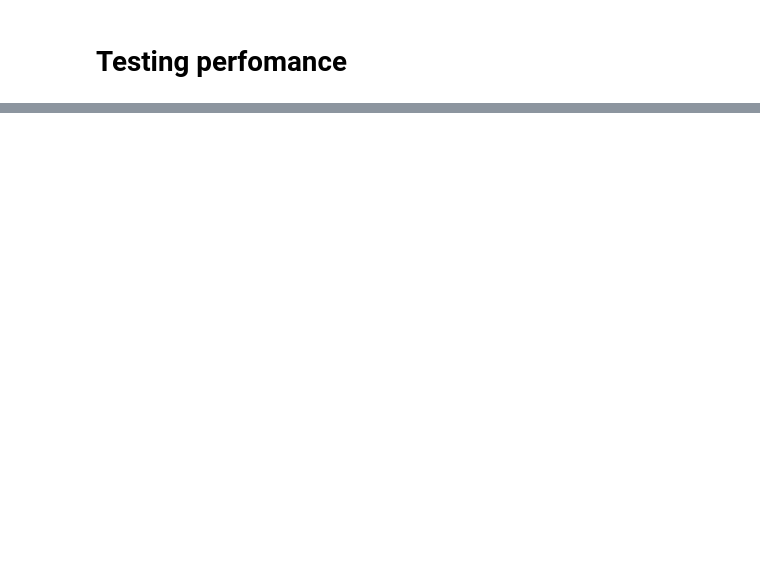
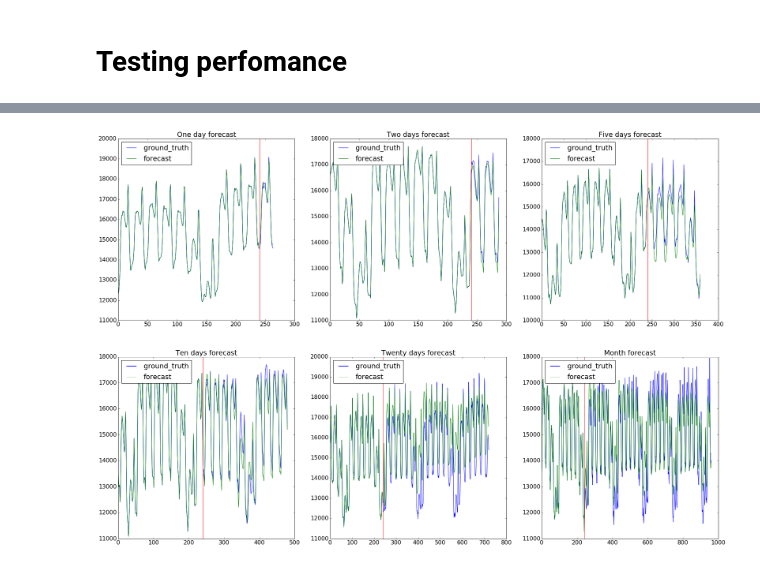
Before and after one commit to Mariewelt/Time-series-forecasting, a Jupyter notebook: Time series forecasting.ipynb, the cells around one changed output, grey strips where cells are left out. Cells and saved outputs as stored; diff of their text form; code cells hidden in the pictures; blank space fills up the shorter version.

```diff
--- a/Time series forecasting.ipynb
+++ b/Time series forecasting.ipynb
@@ -276,0 +272,18 @@ Average loss [[ 271980.73430112]] on 100 test runs
+# %%
+length = [264, 288, 360, 480, 720, 960]
+# %%
+names=["One day forecast", "Two days forecast", "Five days forecast", "Ten days forecast",
+     "Twenty days forecast", "Month forecast"]
+# %%
+plt.rcParams.update({'font.size': 16})
+fig, axes = plt.subplots(2,3, figsize=(30,20))
+for i in range(2):
+    for j in range(3):
+        k = 3*i+j
+        axes[i,j].plot(plots[k,0][0,0:length[k]], color='blue', label='ground_truth')
+        axes[i,j].plot(plots[k,1][0,0:length[k]], color='green', label='forecast')
+        axes[i,j].axvline(x=seq_length, linewidth=1, color='red')
+        axes[i,j].legend(loc=2)
+        axes[i,j].set_title(names[k])
+# %% [output]
+[figure, added]
```
Also changed, not shown: parts of 19 cells of this notebook, 1 other file.
